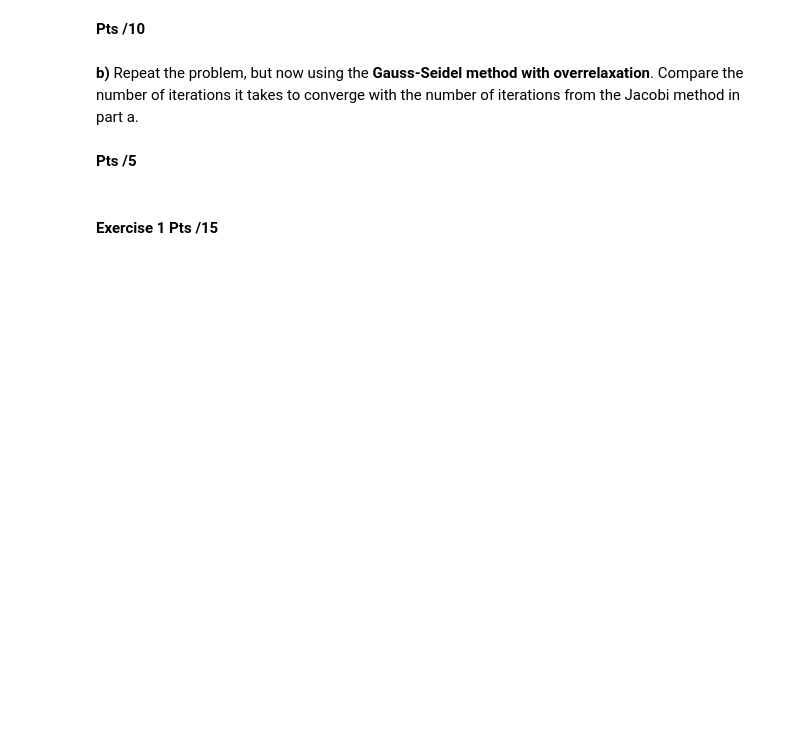
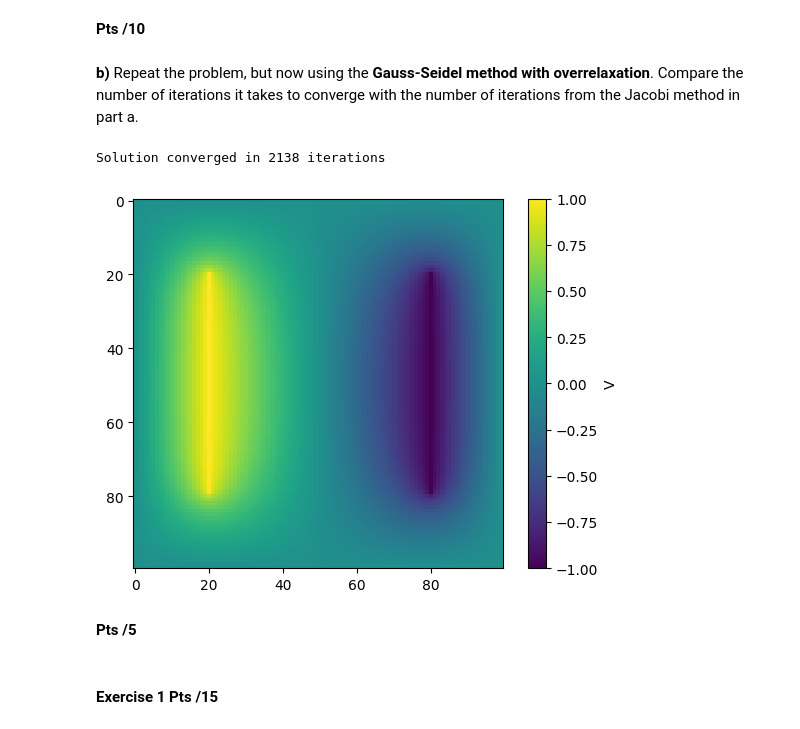
Before and after one commit to AcamaroCutcher/Computational-Physics, a Jupyter notebook: Homework/Homework8/hw8_notebook_2026.ipynb, the cells around one changed output. Saved outputs shown, nothing was run; the diff lists cells and outputs as text; code cells hidden in the pictures; blank space fills up the shorter version.

```diff
--- a/Homework/Homework8/hw8_notebook_2026.ipynb
+++ b/Homework/Homework8/hw8_notebook_2026.ipynb
@@ -261,3 +79,50 @@ plt.show()
+# %%
+#Type your code here
+import numpy as np
+import matplotlib.pyplot as plt
+
+#Grid Parameters
+N = 100
+epsilon = 1e-6
+# define grid spacing
+a = 0.1/N # m
+
+# Initialize Potential Array
+solution = np.zeros([N,N],float)
+# Start Initial Conditions!
+solution[20:80, 20] = 1
+solution[20:80, 80] = -1
+
+
+def phi(i,j,V):
+    return (V[j, i+1]+V[j,i-1]+V[j+1,i]+V[j-1,i])/4
+
+# create logical convergence variable
+converge = False
+
+it = 0 # iteration counter
+while converge == False:
+    it += 1
+    converge = True
+    # calculate new solutions just on the interior points
+    for j in range(1,N-1):
+        for i in range(1,N-1):
+            store = solution[j,i]
+            solution[j,i] = phi(i,j,solution) # use the old solutions to calculate new solutions
+            # Start Initial Conditions!
+            solution[20:80, 20] = 1
+            solution[20:80, 80] = -1
+            if abs(solution[j,i]-store) > epsilon:
+                converge = False
+
+print ("Solution converged in {} iterations".format(it))
+plt.imshow(solution)
+
+plt.colorbar(label="V")
+plt.show()
+# %% [output]
+Solution converged in 2138 iterations
+[figure, added]
 # %% [markdown]
 **Pts /5**
 # %% [markdown]
```
Also changed, not shown: parts of 5 cells of this notebook.
